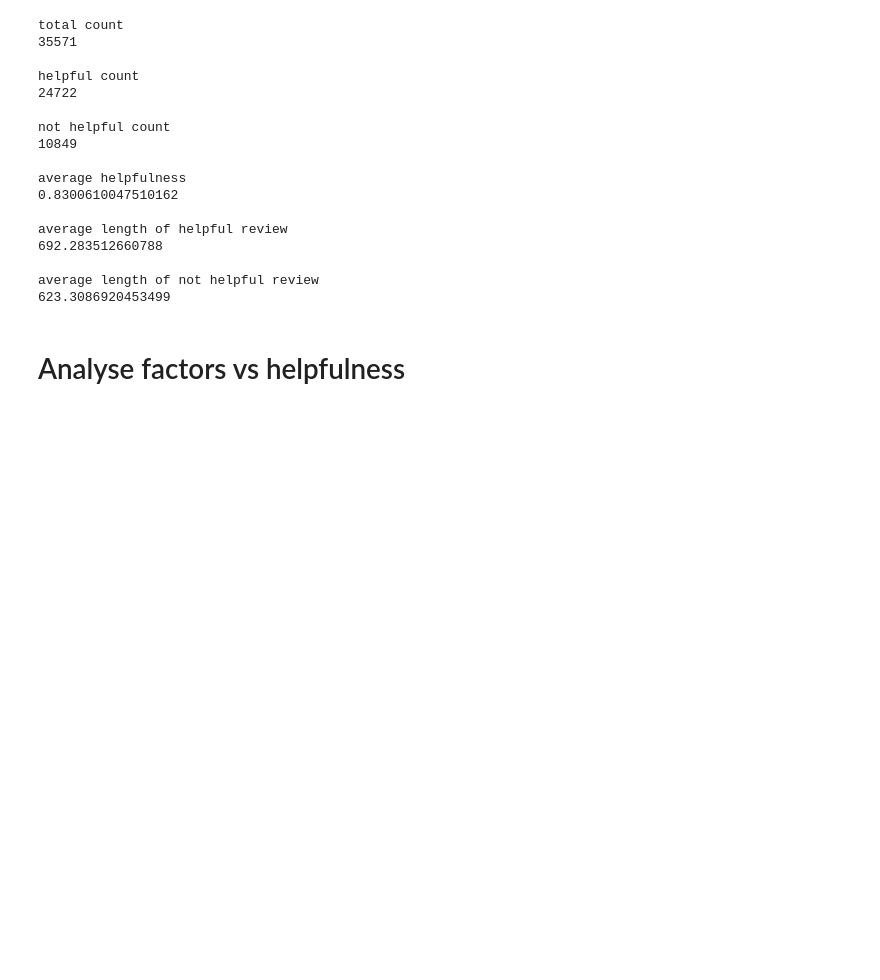
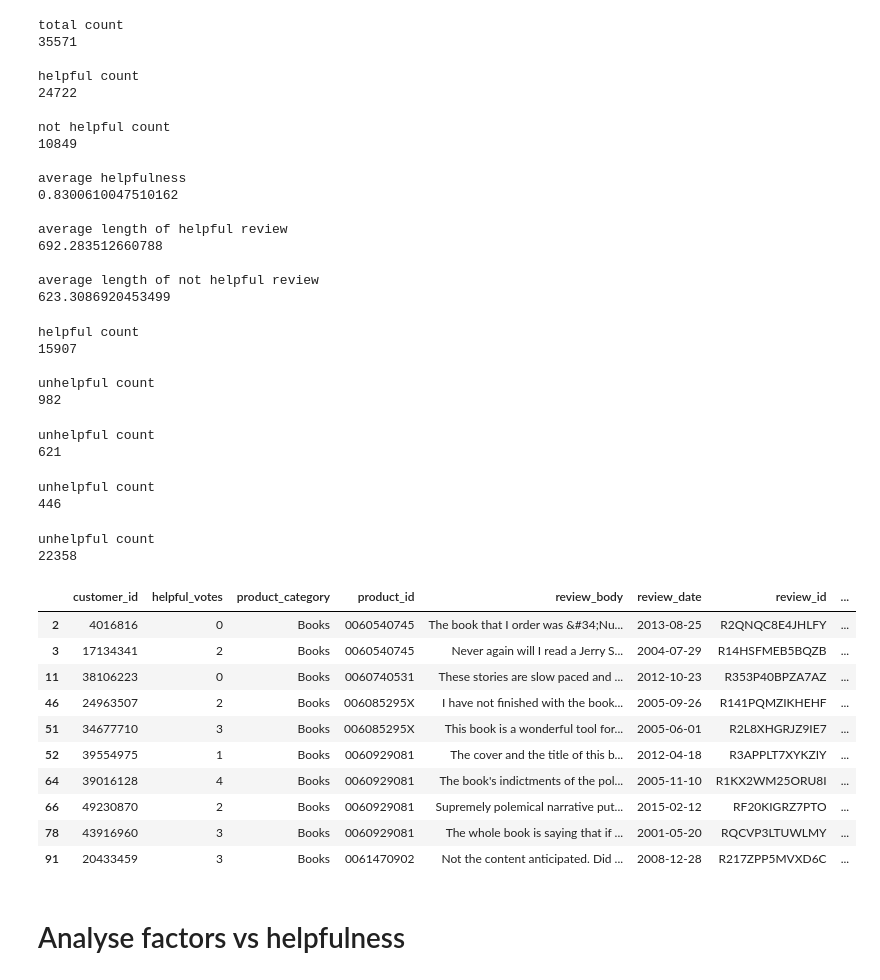
Before and after one commit to jondonas/ADA, a Jupyter notebook: Beauty Analysis.ipynb, the cells around one changed output. Saved outputs shown, nothing was run; the diff lists cells and outputs as text; code cells hidden in the pictures; blank space fills up the shorter version.

```diff
--- a/Beauty Analysis.ipynb
+++ b/Beauty Analysis.ipynb
@@ -84,3 +84,81 @@ average length of helpful review
 
 average length of not helpful review
 623.3086920453499
+# %%
+### DFB
+dfb = df
+dfb['helpful'] = dfb.helpfulness > 0.90
+# Num helpful:
+print("\nhelpful count")
+print(dfb[dfb['helpful'] == True].customer_id.count())
+
+dfu1 = df
+dfu1 = dfu1[dfu1.helpfulness < 0.2]
+# Num unhelpful:
+print("\nunhelpful count")
+print(dfu1.customer_id.count())
+# %% [output]
+helpful count
+15907
+
+unhelpful count
+982
+# %%
+### dfu2
+dfu2 = pd.read_json('data/auto_final.json', lines=True)
+dfu2 = dfu2[dfu2.total_votes > 5]
+dfu2 = dfu2.dropna()
+dfu2['review_length'] = dfu2['review_body'].apply(len)
+dfu2 = dfu2[dfu2.review_length <= 5000]
+
+dfu2['helpfulness'] = (dfu2.helpful_votes / dfu2.total_votes).round(2)
+dfu2 = dfu2[dfu2.helpfulness < 0.2]
+# Num unhelpful:
+print("\nunhelpful count")
+print(dfu2.customer_id.count())
+# %% [output]
+unhelpful count
+621
+# %%
+### dfu3
+dfu3 = pd.read_json('data/baby_final.json', lines=True)
+dfu3 = dfu3[dfu3.total_votes > 5]
+dfu3 = dfu3.dropna()
+dfu3['review_length'] = dfu3['review_body'].apply(len)
+dfu3 = dfu3[dfu3.review_length <= 5000]
+
+dfu3['helpfulness'] = (dfu3.helpful_votes / dfu3.total_votes).round(2)
+dfu3 = dfu3[dfu3.helpfulness < 0.2]
+# Num unhelpful:
+print("\nunhelpful count")
+print(dfu3.customer_id.count())
+# %% [output]
+unhelpful count
+446
+# %%
+### dfu4
+dfu4 = pd.read_json('data/books_final.json', lines=True)
+dfu4 = dfu4[dfu4.total_votes > 5]
+dfu4 = dfu4.dropna()
+dfu4['review_length'] = dfu4['review_body'].apply(len)
+dfu4 = dfu4[dfu4.review_length <= 5000]
+
+dfu4['helpfulness'] = (dfu4.helpful_votes / dfu4.total_votes).round(2)
+dfu4 = dfu4[dfu4.helpfulness < 0.2]
+# Num unhelpful:
+print("\nunhelpful count")
+print(dfu4.customer_id.count())
+# %% [output]
+unhelpful count
+22358
+|  | customer_id | helpful_votes | product_category | product_id | review_body | review_date | review_id | ... |
+| 2 | 4016816 | 0 | Books | 0060540745 | The book that I order was &#34;Nu... | 2013-08-25 | R2QNQC8E4JHLFY | ... |
+| 3 | 17134341 | 2 | Books | 0060540745 | Never again will I read a Jerry S... | 2004-07-29 | R14HSFMEB5BQZB | ... |
+| 11 | 38106223 | 0 | Books | 0060740531 | These stories are slow paced and ... | 2012-10-23 | R353P40BPZA7AZ | ... |
+| 46 | 24963507 | 2 | Books | 006085295X | I have not finished with the book... | 2005-09-26 | R141PQMZIKHEHF | ... |
+| 51 | 34677710 | 3 | Books | 006085295X | This book is a wonderful tool for... | 2005-06-01 | R2L8XHGRJZ9IE7 | ... |
+| 52 | 39554975 | 1 | Books | 0060929081 | The cover and the title of this b... | 2012-04-18 | R3APPLT7XYKZIY | ... |
+| 64 | 39016128 | 4 | Books | 0060929081 | The book's indictments of the pol... | 2005-11-10 | R1KX2WM25ORU8I | ... |
+| 66 | 49230870 | 2 | Books | 0060929081 | Supremely polemical narrative put... | 2015-02-12 | RF20KIGRZ7PTO | ... |
+| 78 | 43916960 | 3 | Books | 0060929081 | The whole book is saying that if ... | 2001-05-20 | RQCVP3LTUWLMY | ... |
+| 91 | 20433459 | 3 | Books | 0061470902 | Not the content anticipated. Did ... | 2008-12-28 | R217ZPP5MVXD6C | ... |
```
Also changed, not shown: parts of 11 cells of this notebook, 5 other files.
